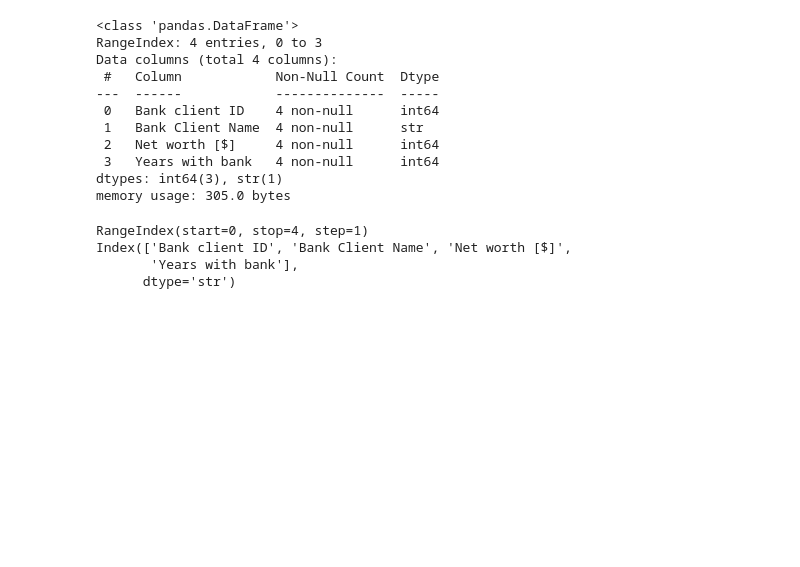
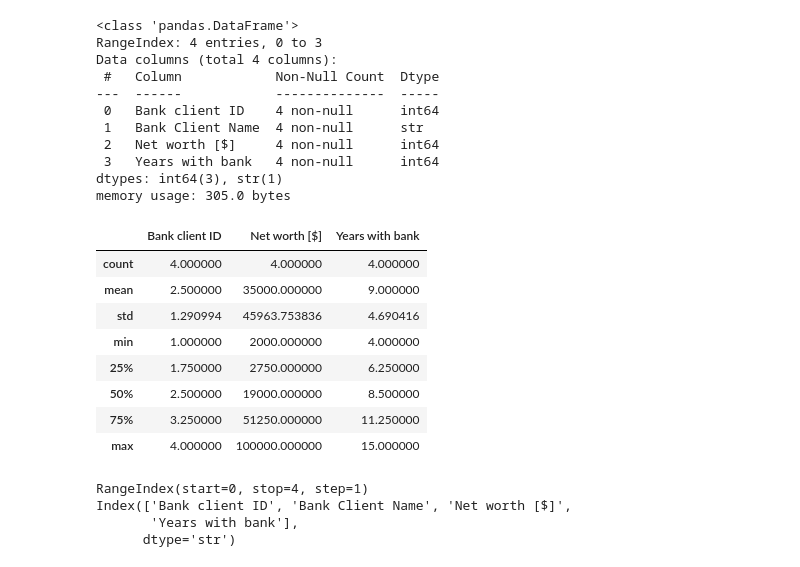
Before and after one commit to skn-family-ai-studybank/05_data_analysis, a Jupyter notebook: 02_pandas/02_dataframe.ipynb, the cells around one changed output. Cells and saved outputs as stored; diff of their text form; code cells hidden in the pictures; blank space fills up the shorter version.

```diff
--- a/02_pandas/02_dataframe.ipynb
+++ b/02_pandas/02_dataframe.ipynb
@@ -115,6 +115,18 @@ Data columns (total 4 columns):
  3   Years with bank   4 non-null      int64
 dtypes: int64(3), str(1)
 memory usage: 305.0 bytes
+# %%
+df.describe() # df 설명
+# %% [output]
+|  | Bank client ID | Net worth [$] | Years with bank |
+| count | 4.000000 | 4.000000 | 4.000000 |
+| mean | 2.500000 | 35000.000000 | 9.000000 |
+| std | 1.290994 | 45963.753836 | 4.690416 |
+| min | 1.000000 | 2000.000000 | 4.000000 |
+| 25% | 1.750000 | 2750.000000 | 6.250000 |
+| 50% | 2.500000 | 19000.000000 | 8.500000 |
+| 75% | 3.250000 | 51250.000000 | 11.250000 |
+| max | 4.000000 | 100000.000000 | 15.000000 |
 # %%
 print(df.index)
 print(df.columns)
```
Also changed, not shown: parts of 31 cells of this notebook, 2 other files.
